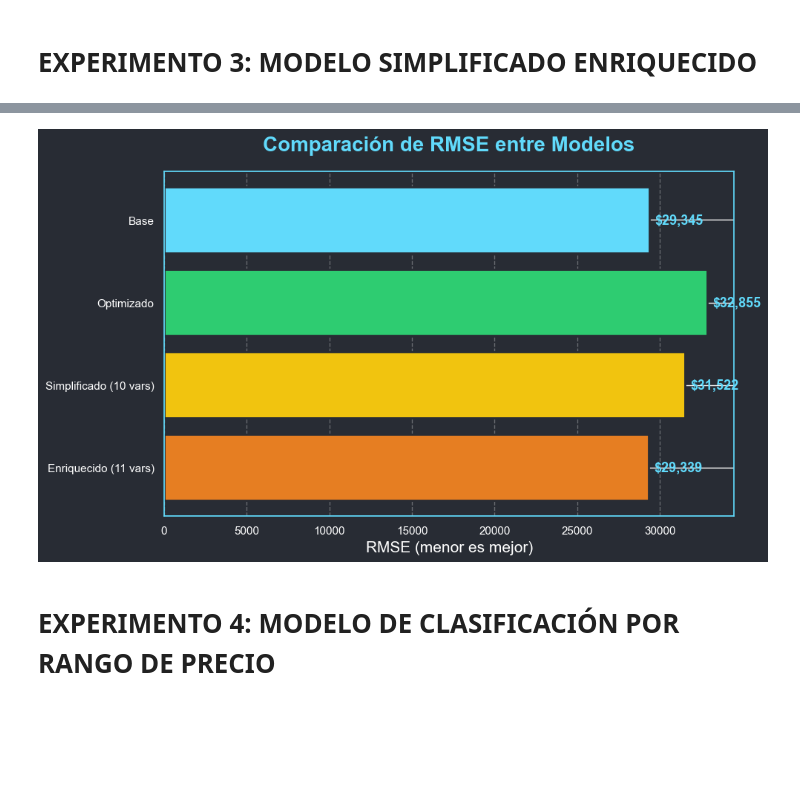
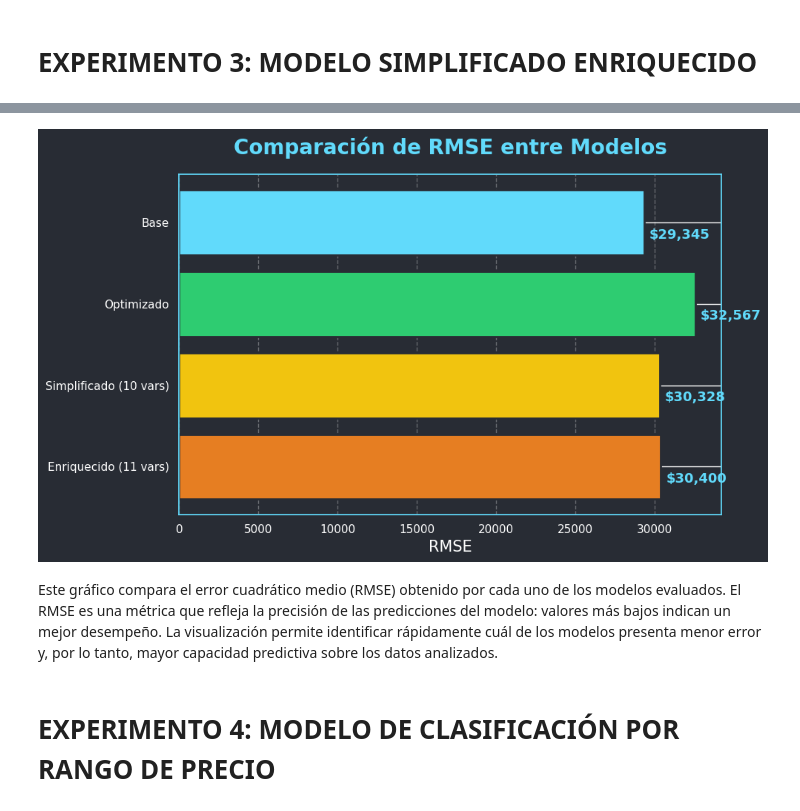
Before and after one commit to ivanmariani1/uade_tp, a Jupyter notebook: notebook/model_training.ipynb, the cells around one changed output, grey strips where cells are left out. Saved outputs shown, nothing was run; the diff lists cells and outputs as text; code cells hidden in the pictures; blank space fills up the shorter version.

```diff
--- a/notebook/model_training.ipynb
+++ b/notebook/model_training.ipynb
@@ -299,7 +299,7 @@ rf = RandomForestRegressor(random_state=42)
 rf_random = RandomizedSearchCV(
     estimator=rf,
     param_distributions=random_grid,
-    n_iter=50,
+    n_iter=2,
     cv=5,
     verbose=2,
     random_state=42,
@@ -521,7 +521,7 @@ rf = RandomForestRegressor(random_state=42)
 rf_random = RandomizedSearchCV(
     estimator=rf,
     param_distributions=random_grid,
-    n_iter=50,
+    n_iter=2,
     cv=5, # <-- AQUÍ ESTÁ LA VALIDACIÓN CRUZADA
     verbose=2,
     random_state=42,
@@ -655,7 +655,7 @@ rf = RandomForestRegressor(random_state=42)
 rf_random = RandomizedSearchCV(
     estimator=rf,
     param_distributions=random_grid,
-    n_iter=50,
+    n_iter=2,
     cv=3,
     verbose=2,
     random_state=42,
@@ -936,31 +962,44 @@ plt.show()
 # %%
 # Nombres y valores de los modelos
 model_names = [
     'Base',
     'Optimizado',
     'Simplificado (10 vars)',
     'Enriquecido (11 vars)'
 ]
 rmse_values = [base_rmse, opt_rmse, rmse_s_tuned, rmse_e_tuned_simp]
 
 # Colores inspirados en tu CSS
 colors = ['#61dafb', '#2ecc71', '#f1c40f', '#e67e22']
 
 plt.figure(figsize=(10, 6))
 bars = plt.barh(model_names, rmse_values, color=colors, edgecolor='#282c34', linewidth=2)
 
-# Anota el valor de RMSE en cada barra
+# Ajuste de desplazamiento vertical
+offset = 0.15  # Puedes ajustar este valor según el tamaño de la barra
+
 for bar, value in zip(bars, rmse_values):
-    plt.text(value + max(rmse_values)*0.01, bar.get_y() + bar.get_height()/2,
-             f"${value:,.0f}", va='center', fontsize=13, fontweight='bold', color='#61dafb')
+    # Para poner la etiqueta un poco por encima de la barra:
+    plt.text(
+        value + max(rmse_values)*0.01,
+        bar.get_y() + bar.get_height()/2 + offset,
+        f"${value:,.0f}",
+        va='center',
+        fontsize=13,
+        fontweight='bold',
+        color='#61dafb'
+    )
+    # Si prefieres por debajo, usa: bar.get_y() + bar.get_height()/2 - offset
 
 plt.title('Comparación de RMSE entre Modelos', fontsize=20, color='#61dafb', weight='bold')
-plt.xlabel('RMSE (menor es mejor)', fontsize=15, color='white')
+plt.xlabel('RMSE', fontsize=15, color='white')
 plt.gca().invert_yaxis()  # El mejor modelo arriba
 plt.grid(axis='x', linestyle='--', alpha=0.3)
 plt.tight_layout()
 plt.show()
 # %% [output]
-[figure, old version]
+[figure, new version]
+# %% [markdown]
+Este gráfico compara el error cuadrático medio (RMSE) obtenido por cada uno de los modelos evaluados. El RMSE es una métrica que refleja la precisión de las predicciones del modelo: valores más bajos indican un mejor desempeño. La visualización permite identificar rápidamente cuál de los modelos presenta menor error y, por lo tanto, mayor capacidad predictiva sobre los datos analizados.
 # %% [markdown]
 #  EXPERIMENTO 4: MODELO DE CLASIFICACIÓN POR RANGO DE PRECIO
```
Also changed, not shown: parts of 27 cells of this notebook, 18 other files.
